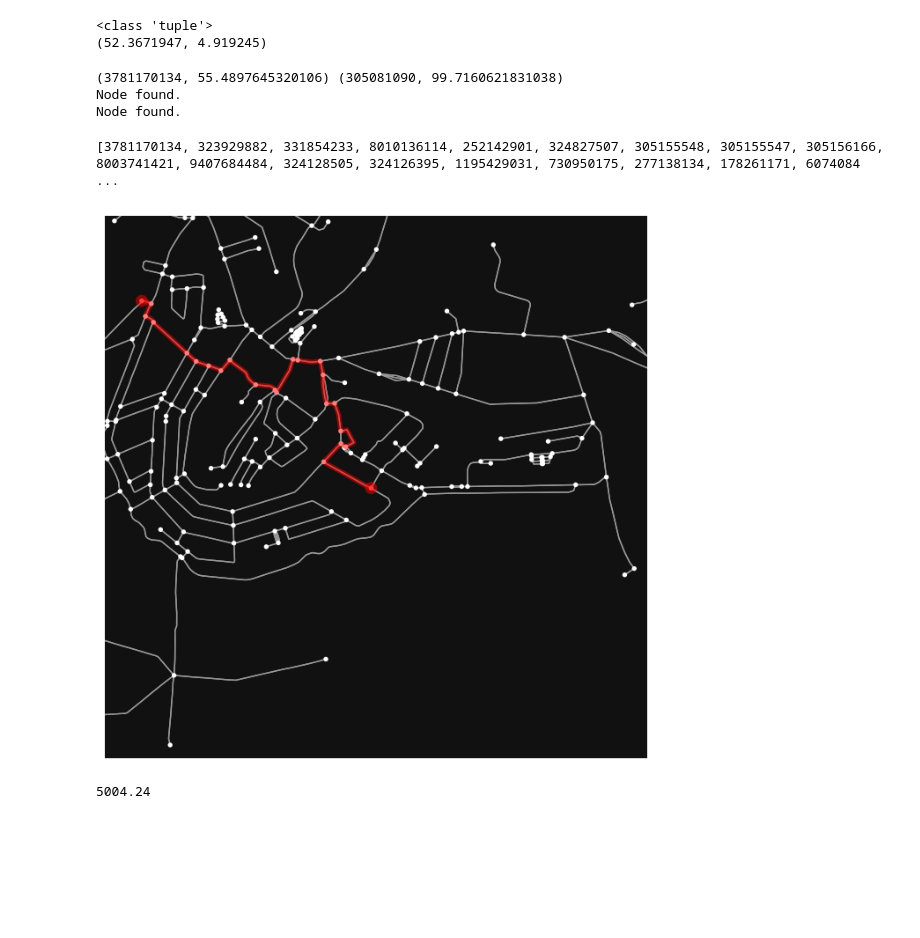
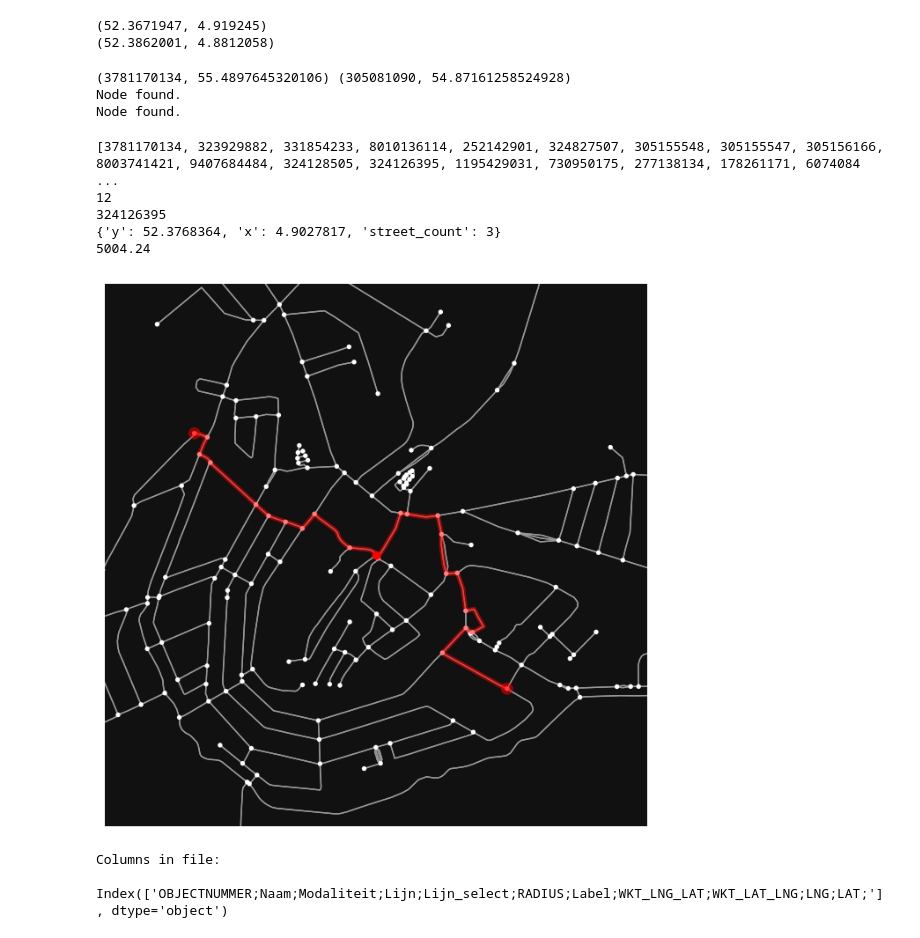
Before and after one commit to quentinverhagen/data_group_9, a Jupyter notebook: Assignment 4/Assignment4.ipynb, the cells around one changed output. Drawn from its saved outputs; the diff is of its cells as text; code cells hidden in the pictures; blank space fills up the shorter version.

```diff
--- a/Assignment 4/Assignment4.ipynb
+++ b/Assignment 4/Assignment4.ipynb
@@ -1,24 +1,25 @@
 # %%
 import osmnx as ox
 import networkx as nx
+import math
 
-#Find coordinates of Artis
+#Find coordinates of Artis (start point)
 location_ARTIS = ox.geocode("Entrepotdok 86, Amsterdam, Netherlands")
-print(type(location_ARTIS))
 print(location_ARTIS)
+
+#Find coordinates of Westerpark (end point)
+location_Westerpark = ox.geocode("Westerpark 1, Amsterdam, Netherlands")
+print(location_Westerpark)
 
 #This gets all the canal data from Amsterdam
 ox.config(use_cache=True, log_console=True)
 canals = ox.graph_from_place('Amsterdam', retain_all=False, truncate_by_edge=False,
                         simplify=True, custom_filter='["waterway"~"canal"]')
 
-#Zoom in with ARTIS as center
-bbox = ox.utils_geo.bbox_from_point(location_ARTIS, dist=3000)
-#fig, ax = ox.plot_graph(canals, bbox=bbox)
 
 #Find the nearest nodes nearest node
 nodes_ARTIS = ox.distance.nearest_nodes(canals, location_ARTIS[1], location_ARTIS[0], return_dist=True)
-nodes_point2 = ox.distance.nearest_nodes(canals, 4.8798796664607105, 52.38623622216628, return_dist=True)
+nodes_point2 = ox.distance.nearest_nodes(canals, location_Westerpark[1], location_Westerpark[0], return_dist=True)
 print(nodes_ARTIS, nodes_point2)
 
 #Check if nodes exist
@@ -26,36 +27,76 @@ if nodes_ARTIS[0] in canals.nodes:
     print("Node found.")
 if nodes_point2[0] in canals.nodes:
     print("Node found.")
 
 #Shortest path between the two points
 #path = ox.shortest_path(canals, nodes_ARTIS[0], nodes_point2[0])
 
+#This loop ensures a route is found between the start and end point of at least 5000m
 L = 5000 #The route is 5000m long
 path = ox.k_shortest_paths(canals, nodes_ARTIS[0], nodes_point2[0], 1000, 'length')
 for i, path in enumerate(path):
     length = sum(ox.utils_graph.get_route_edge_attributes(canals, path, 'length'))
     if length >= L:
         break
 i, length, path
 
 #These are the nodes of the path
 print(path)
 
+#Since the path is an odd list, this calculates the middle node
+middle_node = math.ceil(len(path) / 2)
+print(middle_node) # =12
+print(path[middle_node])
+
+#Zoom in with middle point as center for bbox
+node_middle = canals.nodes(data=True)[path[middle_node]]
+print(node_middle)
+bbox = ox.utils_geo.bbox_from_point((node_middle['y'], node_middle['x']), dist=2200)
+
+#Plot graph of canals
 pt = ox.graph_to_gdfs(canals, edges=False).unary_union.centroid
-fig, ax = ox.plot_graph_route(canals, path, bbox=bbox)
+fig, ax = ox.plot_graph_route(canals, path, bbox=bbox, show=False, close=False)
 
+#Plots the middle node of route
+ax.scatter(canals.nodes[path[12]]['x'], canals.nodes[path[12]]['y'], c='red')
+
+#This calculates the length of the path
 lengths = ox.utils_graph.get_route_edge_attributes(canals, path, 'length')
 path_length = sum(lengths)
+print(path_length)
 
 #shortest_path = nx.shortest_path_length(canals, nodes_ARTIS[0], nodes_point2[0], weight='length')
 #print(shortest_path)
-print(path_length)
+
+#print(canals.nodes[3781170134]['x'], canals.nodes[3781170134]['y'])
+#node0 = canals.nodes(data=True)[nodes_ARTIS[0]]
+#node1 = canals.nodes(data=True)[nodes_point2[0]]
+#print(node0['x'], node0['y'])
+#print(node1['x'], node0['y'])
 # %% [output]
-<class 'tuple'>
 (52.3671947, 4.919245)
+(52.3862001, 4.8812058)
-(3781170134, 55.4897645320106) (305081090, 99.7160621831038)
+(3781170134, 55.4897645320106) (305081090, 54.87161258524928)
 Node found.
 Node found.
 [3781170134, 323929882, 331854233, 8010136114, 252142901, 324827507, 305155548, 305155547, 305156166, 8003741421, 9407684484, 324128505, 324126395, 1195429031, 730950175, 277138134, 178261171, 6074084 ...
+12
+324126395
+{'y': 52.3768364, 'x': 4.9027817, 'street_count': 3}
+5004.24
-[figure, old version]
+[figure, new version]
-5004.24
+# %%
+import pandas as pd
+import os.path
+import re
+
+path = "C:/Users/quent/OneDrive/Documents/GitHub/data_group_9/Assignment 4/TRAMMETRO_PUNTEN_2022.csv"
+
+stops_df = pd.read_csv(path)
+print('Columns in file:\n', stops_df.columns)
+
+#stops_nf = bnb_df.loc[(bnb_df['room_type'] != "Private room") & (bnb_df['minimum_nights'] < 8) & (bnb_df['availability_365'] >= 7)]
+#print(bnb_nf)
+# %% [output]
+Columns in file:
+ Index(['OBJECTNUMMER;Naam;Modaliteit;Lijn;Lijn_select;RADIUS;Label;WKT_LNG_LAT;WKT_LAT_LNG;LNG;LAT;'], dtype='object')
```
Also changed, not shown: 2 other files.
